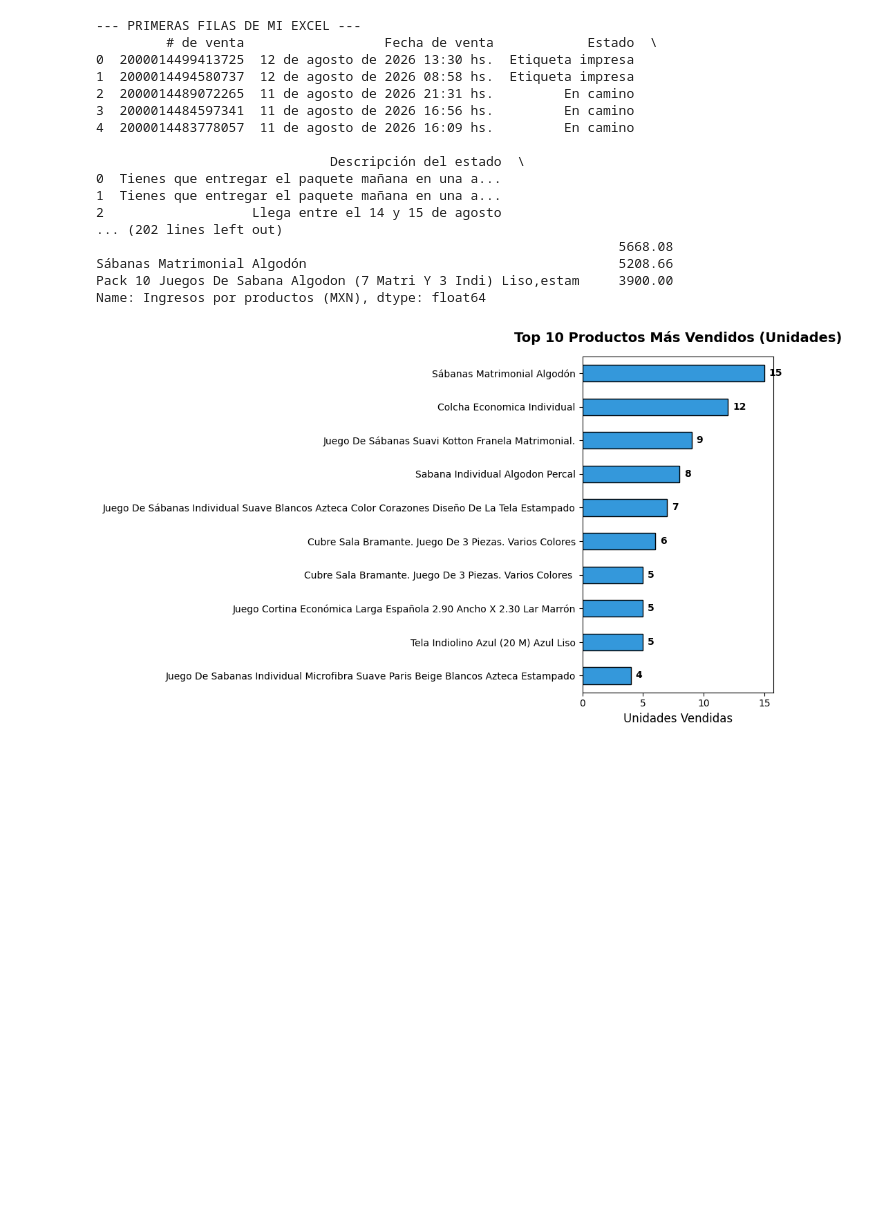
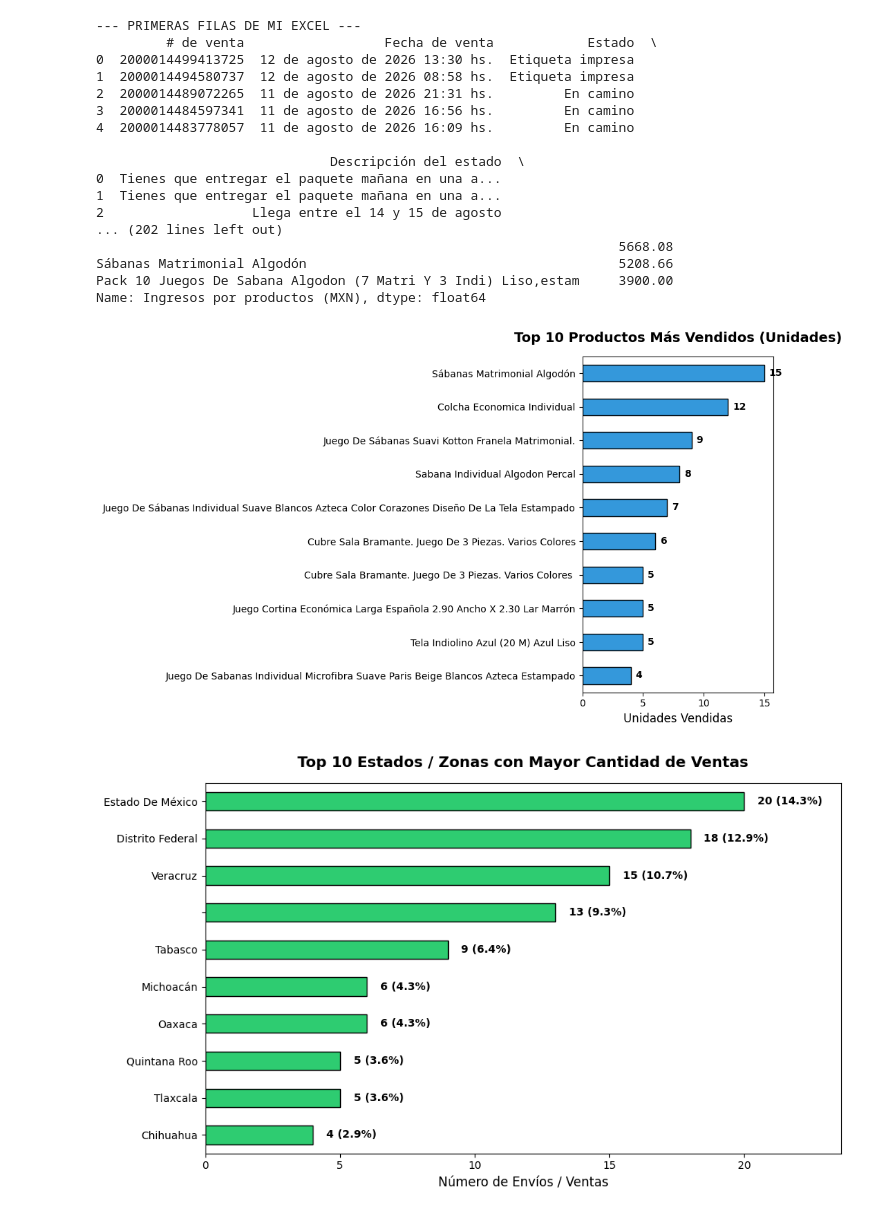
Before and after one commit to AnaMariaTeomitzi/Ciencia-de-datos-Python, a Jupyter notebook: ventas textiles en linea.ipynb, the cells around one changed output. Cells and saved outputs as stored; diff of their text form; code cells hidden in the pictures; blank space fills up the shorter version.

```diff
--- a/ventas textiles en linea.ipynb
+++ b/ventas textiles en linea.ipynb
@@ -89,30 +89,66 @@ plt.title('Top 10 Productos Más Vendidos (Unidades)', fontsize=14, fontweight='
 plt.xlabel('Unidades Vendidas', fontsize=12)
 plt.ylabel('')  # Dejamos el eje Y sin etiqueta para no recargar la imagen
 
 # 5. Colocar el valor numérico exacto al final de cada barra
 ax.bar_label(ax.containers[0], fmt='%d', padding=5, fontsize=10, fontweight='bold')
 
 # Ajustar márgenes para que los nombres largos no se corten
 plt.tight_layout()
 
 # Mostrar la gráfica
 plt.show()
+
+
+import matplotlib.pyplot as plt
+
+# 1. Ajusta 'Estado' por el nombre exacto de la columna en tu archivo
+# (por ejemplo: 'Estado del comprador', 'Provincia', 'Ciudad', etc.)
+columna_estado = 'Estado.1'
+
+# 2. Obtener los 10 estados con más ventas
+top_estados = df_mis_ventas[columna_estado].value_counts().head(10).sort_values(ascending=True)
+
+# 3. Calcular el total general para sacar porcentajes
+total_ventas = len(df_mis_ventas)
+
+# 4. Crear la gráfica
+plt.figure(figsize=(10, 6))
+ax = top_estados.plot(kind='barh', color='#2ecc71', edgecolor='black')
+
+# Títulos y etiquetas
+plt.title('Top 10 Estados / Zonas con Mayor Cantidad de Ventas', fontsize=14, fontweight='bold', pad=15)
+plt.xlabel('Número de Envíos / Ventas', fontsize=12)
+plt.ylabel('')
+
+# 5. Agregar etiquetas a cada barra con la cantidad y el porcentaje del total
+for i, (valor, nombre) in enumerate(zip(top_estados, top_estados.index)):
+    porcentaje = (valor / total_ventas) * 100
+    ax.text(valor + 0.5, i, f'{valor:,} ({porcentaje:.1f}%)',
+            va='center', fontsize=10, fontweight='bold')
+
+# Dar un margen extra a la derecha para que la etiqueta no toque el borde
+plt.xlim(0, top_estados.max() * 1.18)
+plt.tight_layout()
+
+# Mostrar la gráfica
+plt.show()
 # %% [output]
 --- PRIMERAS FILAS DE MI EXCEL ---
          # de venta                  Fecha de venta            Estado  \
 0  2000014499413725  12 de agosto de 2026 13:30 hs.  Etiqueta impresa
 1  2000014494580737  12 de agosto de 2026 08:58 hs.  Etiqueta impresa
 2  2000014489072265  11 de agosto de 2026 21:31 hs.         En camino
 3  2000014484597341  11 de agosto de 2026 16:56 hs.         En camino
 4  2000014483778057  11 de agosto de 2026 16:09 hs.         En camino
 
                               Descripción del estado  \
 0  Tienes que entregar el paquete mañana en una a...
 1  Tienes que entregar el paquete mañana en una a...
 2                   Llega entre el 14 y 15 de agosto
 ... (202 lines left out)
                                                                    5668.08
 Sábanas Matrimonial Algodón                                        5208.66
 Pack 10 Juegos De Sabana Algodon (7 Matri Y 3 Indi) Liso,estam     3900.00
 Name: Ingresos por productos (MXN), dtype: float64
 [figure]
+[figure, added]
```
